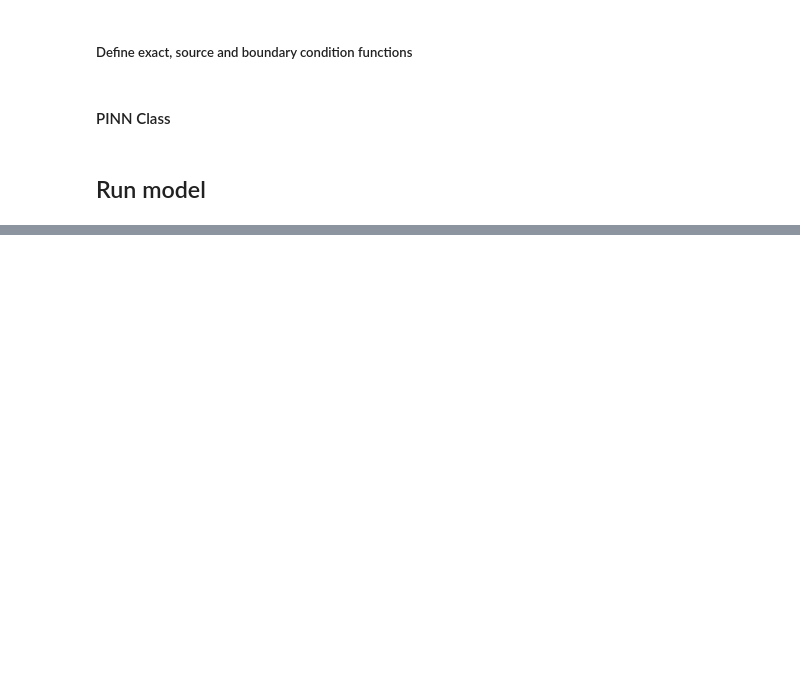
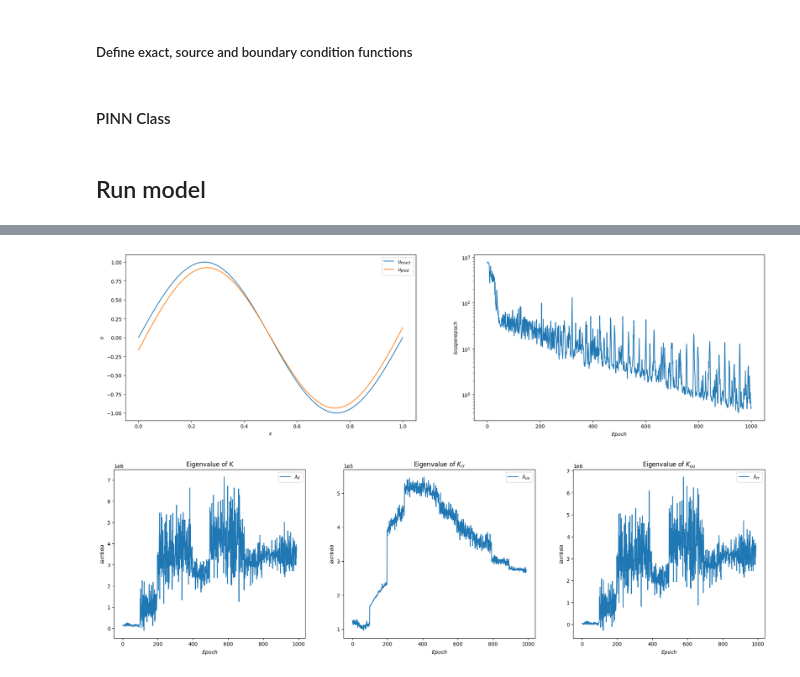
Before and after one commit to ikbenali/ReproducibilityProject_DL, a Jupyter notebook: Poisson1DNTK.ipynb, the cells around one changed output, grey strips where cells are left out. Drawn from its saved outputs; the diff is of its cells as text; code cells hidden in the pictures; blank space fills up the shorter version.

```diff
--- a/Poisson1DNTK.ipynb
+++ b/Poisson1DNTK.ipynb
@@ -237,8 +237,8 @@ class PINN(nn.Module):
             for i, layer_param in enumerate(params.keys()):
                 theta    = params[layer_param]
 
-                J_col_1    = torch.autograd.grad(L_u1.sum(), theta, create_graph=True)[0].flatten()
-                J_col_2    = torch.autograd.grad(L_u2.sum(), theta, create_graph=True)[0].flatten()
+                J_col_1    = torch.autograd.grad(L_u1, theta, grad_outputs=torch.ones_like(L_u1), create_graph=True)[0].flatten()
+                J_col_2    = torch.autograd.grad(L_u2, theta, grad_outputs=torch.ones_like(L_u2), create_graph=True)[0].flatten()
 
 
                 k = len(J_col_1)
@@ -270,8 +270,8 @@ class PINN(nn.Module):
             for i, layer_param in enumerate(params.keys()):
                 theta    = params[layer_param]
 
-                J_col_1    = torch.autograd.grad(u1.sum(), theta, create_graph=True)[0].flatten()
-                J_col_2    = torch.autograd.grad(u2.sum(), theta, create_graph=True)[0].flatten()
+                J_col_1    = torch.autograd.grad(u1, theta, grad_outputs=torch.ones_like(u1), create_graph=True)[0].flatten()
+                J_col_2    = torch.autograd.grad(u2, theta, grad_outputs=torch.ones_like(u2), create_graph=True)[0].flatten()
 
                 k           = len(J_col_1)
                 J_u_1[:k,i] = J_col_1
@@ -326,7 +326,7 @@ optimizer = optim.SGD
 # net parameters
 input_size  = 1
 output_size = 1
-neurons     = 100
+neurons     = 10
 net         = PINN(input_size, output_size, neurons, PDE)
 
 optimizer = optimizer(net.parameters(), learning_rate)
@@ -413,33 +433,36 @@ u_exact = u_exact.cpu().detach().numpy()
 u_pred  = u_pred.cpu().detach().numpy()
 
 ### PLOT Prediction accuracy and training loss
 
 fig, axs = plt.subplots(1,2, figsize=(23,6))
 
 # predict
 axs[0].plot(xplot, u_exact, label='$u_{exact}$')
 axs[0].plot(xplot, u_pred, label='$u_{pred}$')
 axs[0].legend()
 axs[0].set_ylabel(r'$u$')
 axs[0].set_xlabel(r'$x$')
 
 
 axs[1].semilogy(train_losses)
 axs[1].set_ylabel(r'$loss per epoch$')
 axs[1].set_xlabel(r'$Epoch$')
 
 
 ### PLOT Eigenvalue of NTK matrices
 fig, axs = plt.subplots(1,3, figsize=(23,6))
 
-axs[0].semilogx(eig_K,      label=r'$\lambda_{K}$');     axs[0].set_title('Eigenvalue of K')
-axs[1].semilogx(eig_K_uu,   label=r'$\lambda_{uu}$');    axs[1].set_title('Eigenvalue of {}'.format(r"$K_{rr}$"))
-axs[2].semilogx(eig_K_rr,   label=r'$\lambda_{rr}$');    axs[2].set_title('Eigenvalue of {}'.format(r"$K_{uu}$"))
+axs[0].plot(eig_K,      label=r'$\lambda_{K}$');     axs[0].set_title('Eigenvalue of K')
+axs[1].plot(eig_K_uu,   label=r'$\lambda_{uu}$');    axs[1].set_title('Eigenvalue of {}'.format(r"$K_{rr}$"))
+axs[2].plot(eig_K_rr,   label=r'$\lambda_{rr}$');    axs[2].set_title('Eigenvalue of {}'.format(r"$K_{uu}$"))
 
 for ax in axs:
     ax.legend()
     ax.ticklabel_format(axis='y', style='sci', scilimits=(0,0))
     ax.set_ylabel(r'$lambda$')
     ax.set_xlabel(r'$Epoch$')
 
 plt.show()
+# %% [output]
+[figure, added]
+[figure, added]
```
Also changed, not shown: parts of 1 cell of this notebook.
